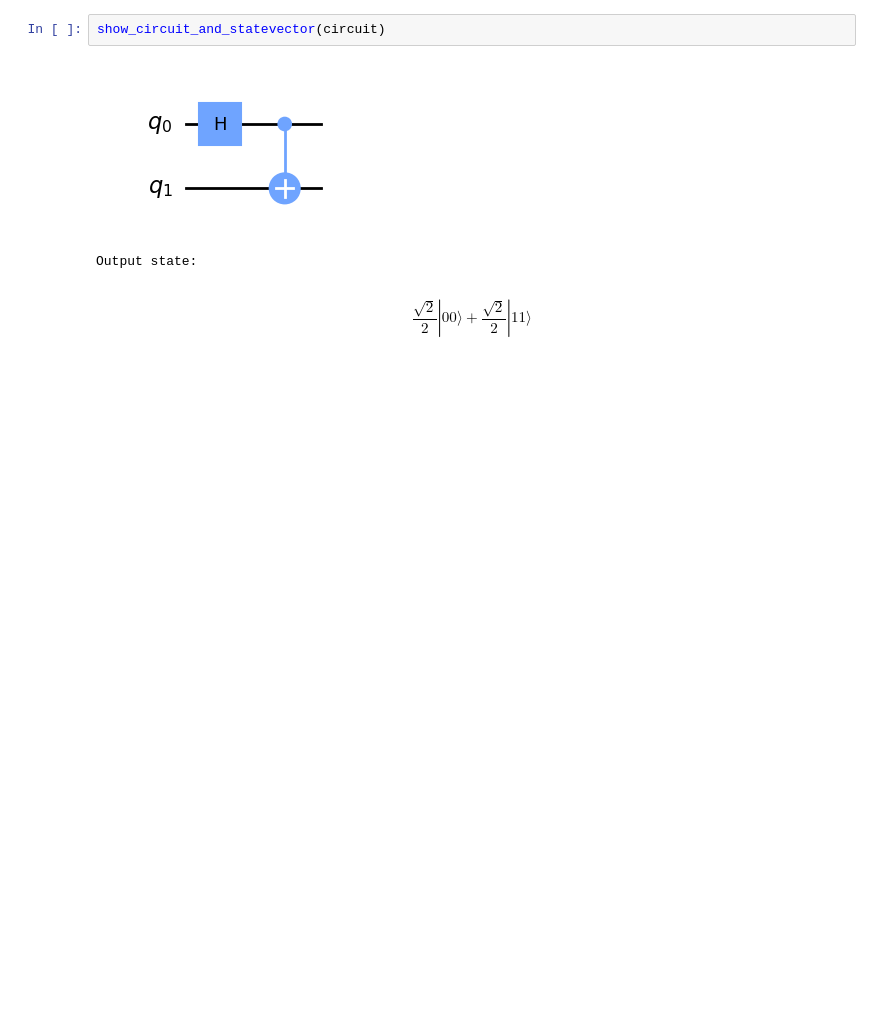
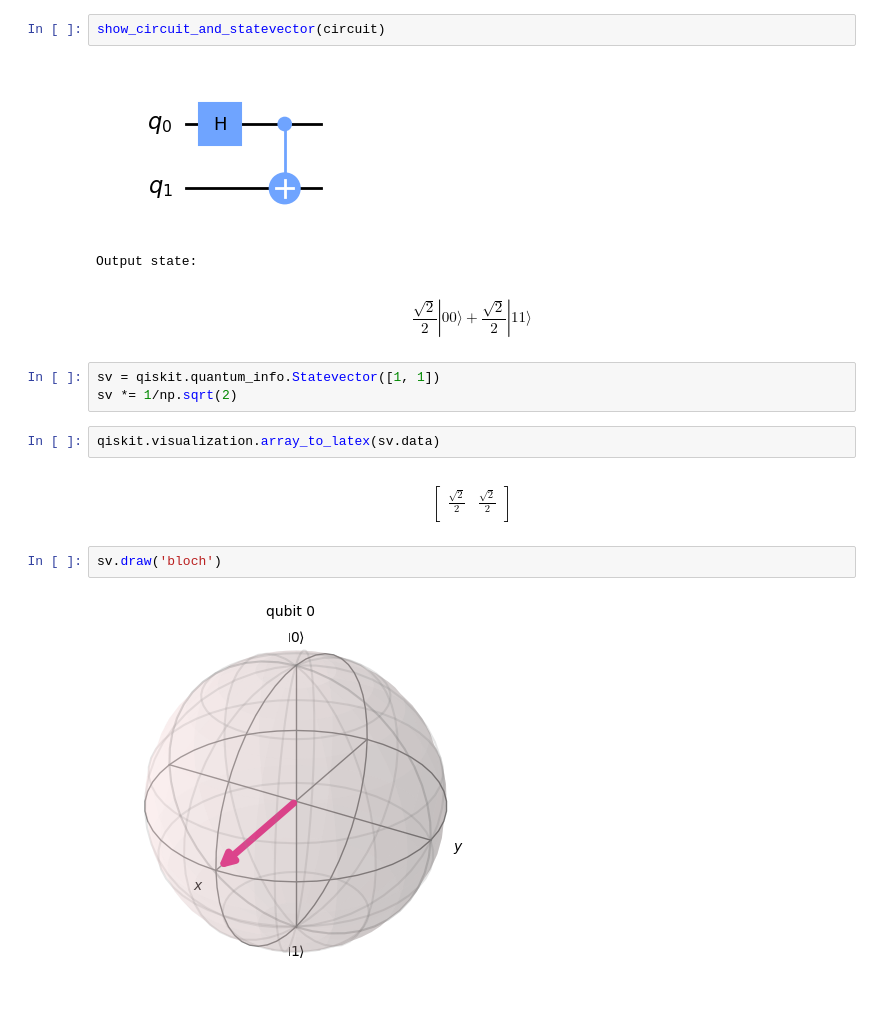
Before and after one commit to FZJ-PGI-12/qc-programming-tutorial, a Jupyter notebook: Tutorial.ipynb, the cells around one changed output. Cells and saved outputs as stored; diff of their text form; blank space fills up the shorter version.

```diff
--- a/Tutorial.ipynb
+++ b/Tutorial.ipynb
@@ -69,3 +99,18 @@ show_circuit_and_statevector(circuit)
 [figure]
 Output state:
 $$\frac{\sqrt{2}}{2} |00\rangle+\frac{\sqrt{2}}{2} |11\rangle$$
+# %%
+sv = qiskit.quantum_info.Statevector([1, 1])
+sv *= 1/np.sqrt(2)
+# %%
+qiskit.visualization.array_to_latex(sv.data)
+# %% [output]
+$$
+\begin{bmatrix}
+\frac{\sqrt{2}}{2} & \frac{\sqrt{2}}{2}  \\
+ \end{bmatrix}
+$$
+# %%
+sv.draw('bloch')
+# %% [output]
+[figure, added]
```
Also changed, not shown: parts of 14 cells of this notebook.
